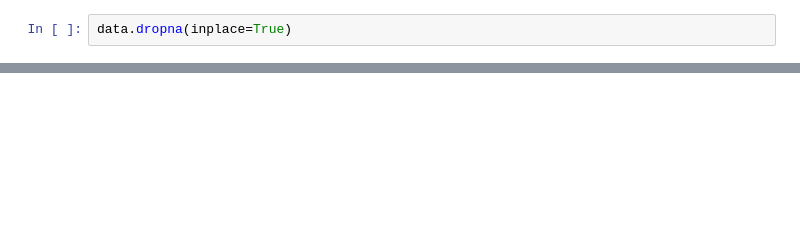
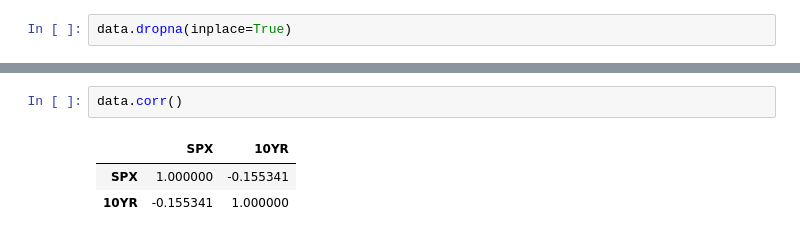
Before and after one commit to jcohen312/time_series_project, a Jupyter notebook: play.ipynb, the cells around one changed output, grey strips where cells are left out. Saved outputs shown, nothing was run; the diff lists cells and outputs as text; blank space fills up the shorter version.

```diff
--- a/play.ipynb
+++ b/play.ipynb
@@ -43,0 +34,6 @@ No handles with labels found to put in legend.
+# %%
+data.corr()
+# %% [output]
+|  | SPX | 10YR |
+| SPX | 1.000000 | -0.155341 |
+| 10YR | -0.155341 | 1.000000 |
```
Also changed, not shown: parts of 6 cells of this notebook.
